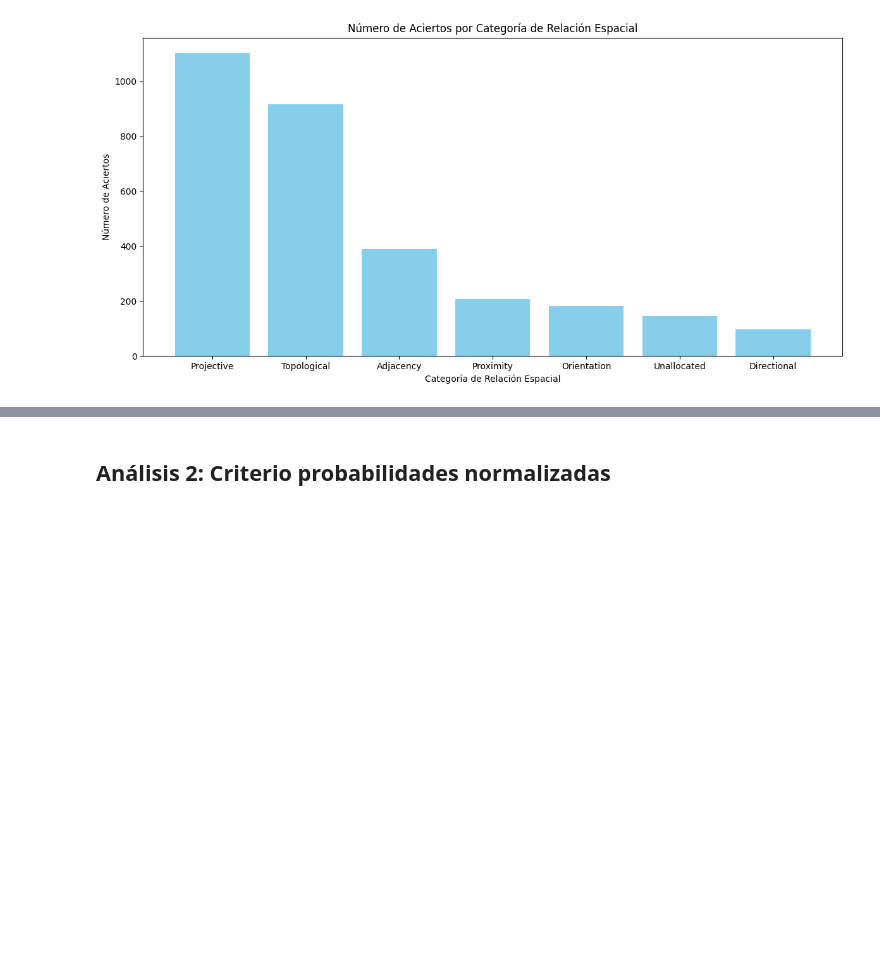
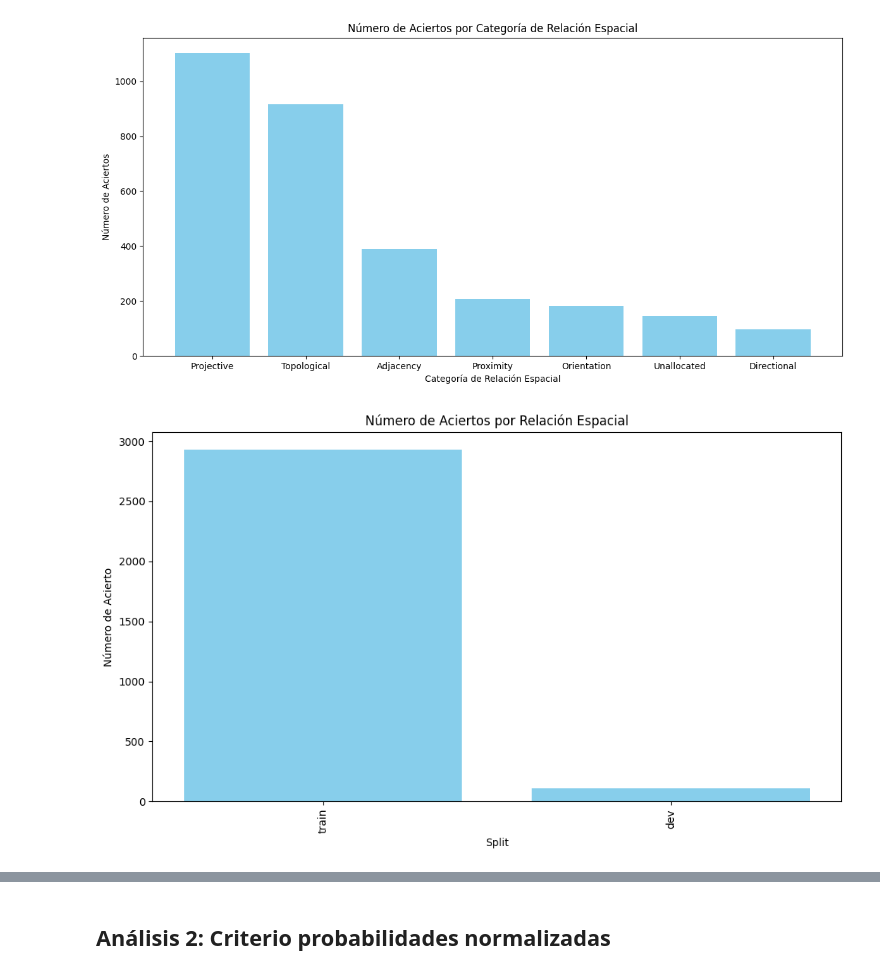
Before and after one commit to sarenales/VSR-Retrieval, a Jupyter notebook: Analisis_OFAVSR.ipynb, the cells around one changed output, grey strips where cells are left out. Cells and saved outputs as stored; diff of their text form; code cells hidden in the pictures; blank space fills up the shorter version.

```diff
--- a/Analisis_OFAVSR.ipynb
+++ b/Analisis_OFAVSR.ipynb
@@ -618,3 +639,20 @@ plt.tight_layout()
 plt.show()
 # %% [output]
 [figure]
+# %%
+df = pd.DataFrame(datos_filtrados)
+
+fallos_por_relacion = df[df['acierto'] == 1].groupby('split').size()
+fallos_por_relacion = fallos_por_relacion.reset_index(name='numero_fallos')
+fallos_por_relacion = fallos_por_relacion.sort_values(by='numero_fallos', ascending=False)
+
+plt.figure(figsize=(10, 6))
+plt.bar(fallos_por_relacion['split'], fallos_por_relacion['numero_fallos'], color='skyblue')
+plt.xlabel('Split')
+plt.ylabel('Número de Acierto')
+plt.title('Número de Aciertos por Relación Espacial')
+plt.xticks(rotation=90)
+plt.tight_layout()
+plt.show()
+# %% [output]
+[figure, added]
```
Also changed, not shown: parts of 25 cells of this notebook.
